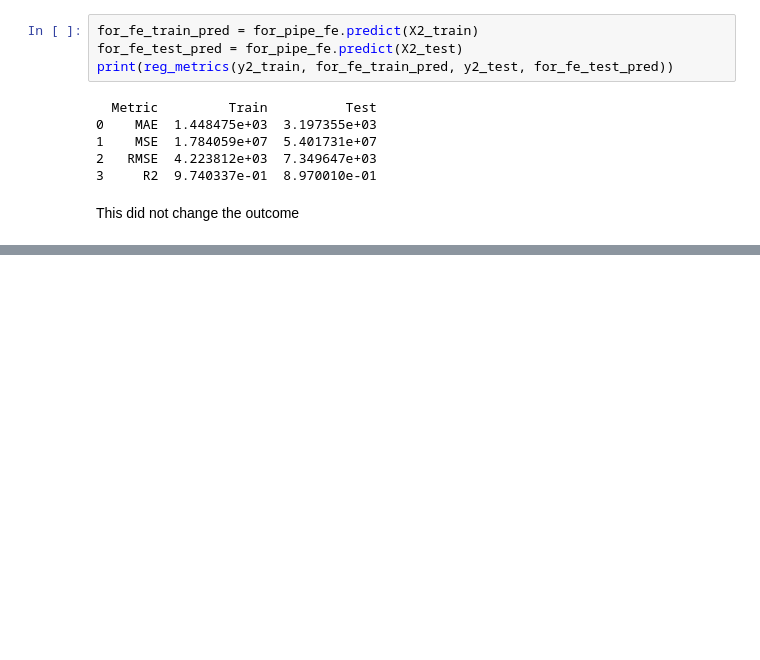
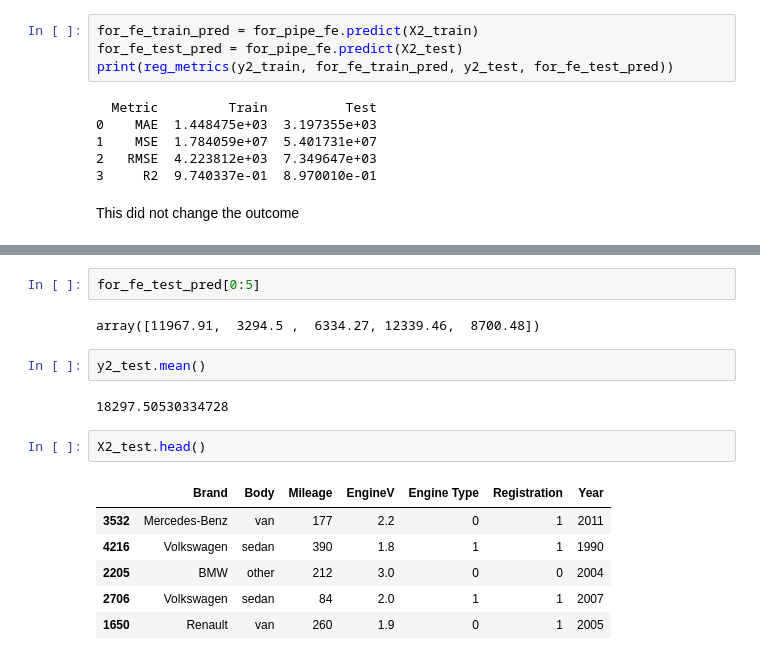
Before and after one commit to cgavinh/CD_Project2, a Jupyter notebook: Model_Development.ipynb, the cells around one changed output, grey strips where cells are left out. Cells and saved outputs as stored; diff of their text form; blank space fills up the shorter version.

```diff
--- a/Model_Development.ipynb
+++ b/Model_Development.ipynb
@@ -517,0 +527,17 @@ This did not change the outcome
+# %%
+for_fe_test_pred[0:5]
+# %% [output]
+array([11967.91,  3294.5 ,  6334.27, 12339.46,  8700.48])
+# %%
+y2_test.mean()
+# %% [output]
+18297.50530334728
+# %%
+X2_test.head()
+# %% [output]
+|  | Brand | Body | Mileage | EngineV | Engine Type | Registration | Year |
+| 3532 | Mercedes-Benz | van | 177 | 2.2 | 0 | 1 | 2011 |
+| 4216 | Volkswagen | sedan | 390 | 1.8 | 1 | 1 | 1990 |
+| 2205 | BMW | other | 212 | 3.0 | 0 | 0 | 2004 |
+| 2706 | Volkswagen | sedan | 84 | 2.0 | 1 | 1 | 2007 |
+| 1650 | Renault | van | 260 | 1.9 | 0 | 1 | 2005 |
```
Also changed, not shown: parts of 3 cells of this notebook, 4 other files.
